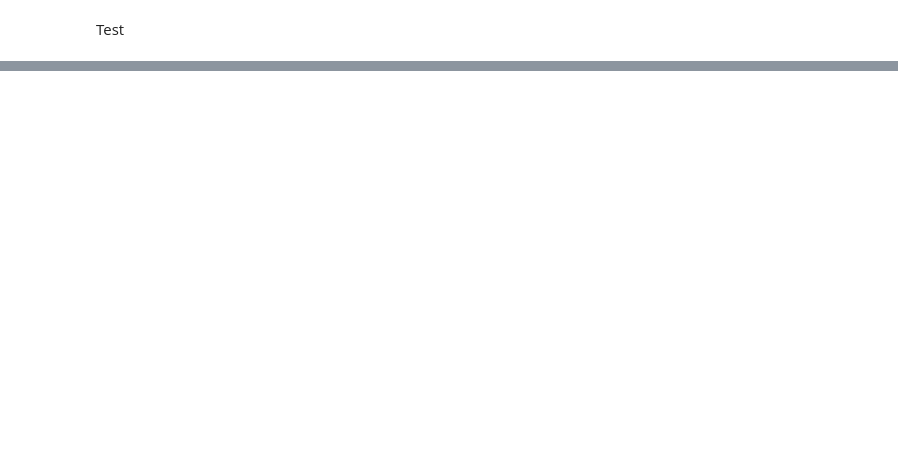
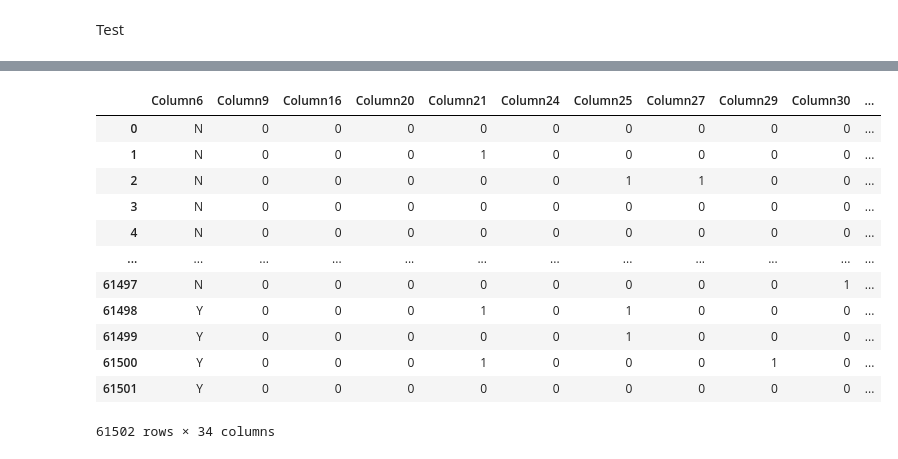
Before and after one commit to igyccmt/Project1, a Jupyter notebook: Project.ipynb, the cells around one changed output, grey strips where cells are left out. Drawn from its saved outputs; the diff is of its cells as text; code cells hidden in the pictures; blank space fills up the shorter version.

```diff
--- a/Project.ipynb
+++ b/Project.ipynb
@@ -809,0 +833,36 @@ testdf = testdf.drop(columns=["Column122"], axis=1)
+# %%
+binary = []
+categorical = []
+numerical = []
+for i in testdf.columns:
+    if testdf[i].dtypes == "object":
+        if testdf[i].nunique() == 2:
+            binary.append(testdf[i])
+        else:
+            categorical.append(testdf[i])
+    elif testdf[i].dtypes == "int64" or testdf[i].dtypes == "float64":
+        if testdf[i].nunique() == 2:
+            binary.append(testdf[i])
+        else:
+            numerical.append(testdf[i])
+# Here i divided the data into three categories
+# %%
+binary = pd.DataFrame(binary).T
+categorical = pd.DataFrame(categorical).T
+numerical = pd.DataFrame(numerical).T
+# %%
+binary
+# %% [output]
+|  | Column6 | Column9 | Column16 | Column20 | Column21 | Column24 | Column25 | Column27 | Column29 | Column30 | ... |
+| 0 | N | 0 | 0 | 0 | 0 | 0 | 0 | 0 | 0 | 0 | ... |
+| 1 | N | 0 | 0 | 0 | 1 | 0 | 0 | 0 | 0 | 0 | ... |
+| 2 | N | 0 | 0 | 0 | 0 | 0 | 1 | 1 | 0 | 0 | ... |
+| 3 | N | 0 | 0 | 0 | 0 | 0 | 0 | 0 | 0 | 0 | ... |
+| 4 | N | 0 | 0 | 0 | 0 | 0 | 0 | 0 | 0 | 0 | ... |
+| ... | ... | ... | ... | ... | ... | ... | ... | ... | ... | ... | ... |
+| 61497 | N | 0 | 0 | 0 | 0 | 0 | 0 | 0 | 0 | 1 | ... |
+| 61498 | Y | 0 | 0 | 0 | 1 | 0 | 1 | 0 | 0 | 0 | ... |
+| 61499 | Y | 0 | 0 | 0 | 0 | 0 | 1 | 0 | 0 | 0 | ... |
+| 61500 | Y | 0 | 0 | 0 | 1 | 0 | 0 | 0 | 1 | 0 | ... |
+| 61501 | Y | 0 | 0 | 0 | 0 | 0 | 0 | 0 | 0 | 0 | ... |
+61502 rows × 34 columns
```
Also changed, not shown: parts of 39 cells of this notebook.
